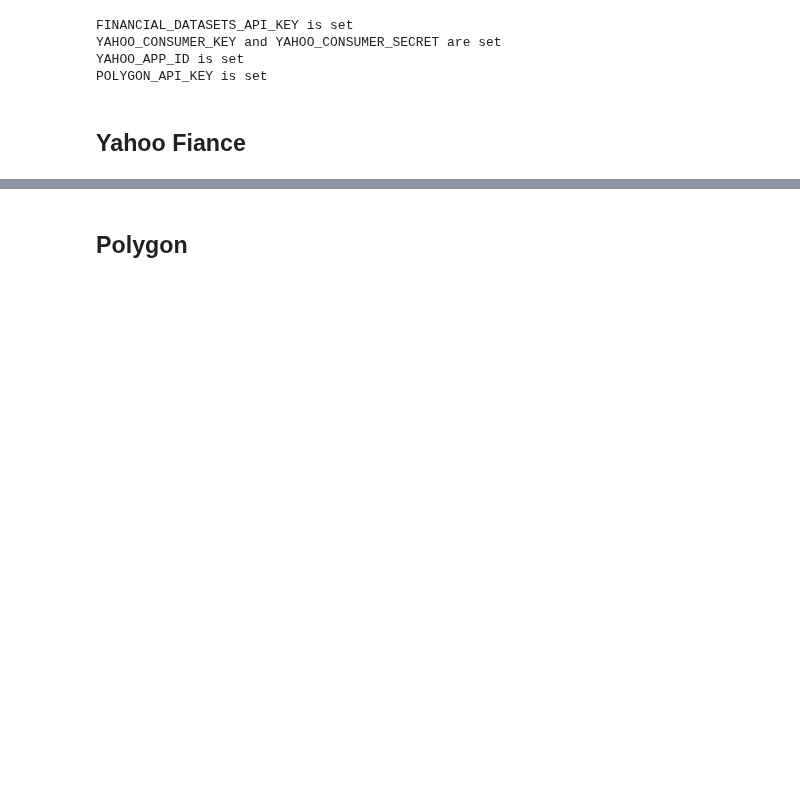
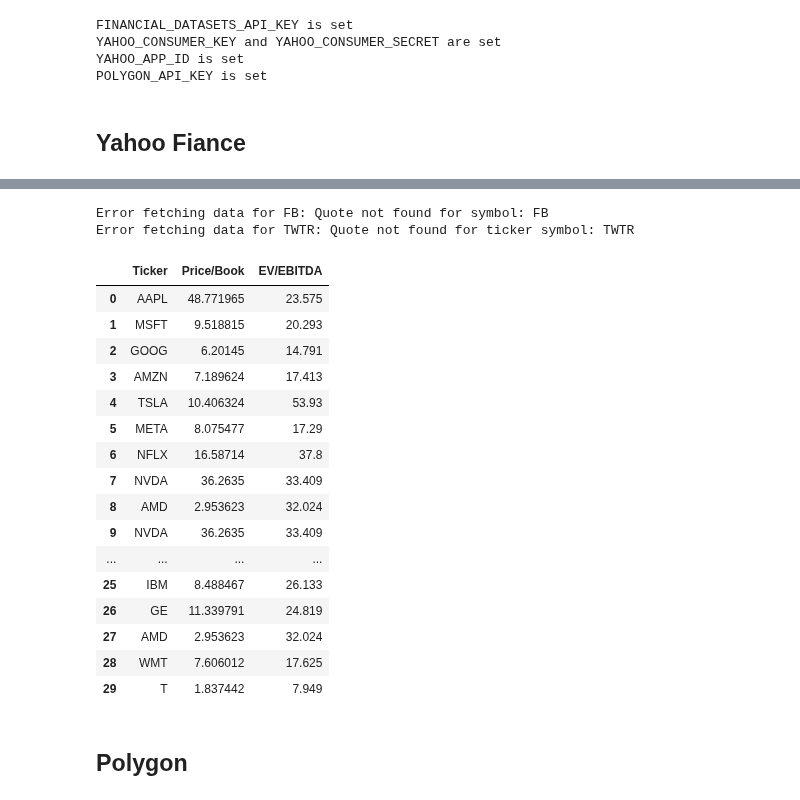
Before and after one commit to Chen-zexi/LangAlpha, a Jupyter notebook: notebooks/get_data.ipynb, the cells around one changed output, grey strips where cells are left out. Cells and saved outputs as stored; diff of their text form; code cells hidden in the pictures; blank space fills up the shorter version.

Commit message:
add get_valuation_metrics function

```diff
--- a/notebooks/get_data.ipynb
+++ b/notebooks/get_data.ipynb
@@ -54,6 +54,29 @@ df
 |  | 2025-03-14 | 25.799999 | 26.650000 | 25.750000 | 26.580000 | 37591300 | 26.580000 | 0.0 | 0.0 |
 |  | 2025-03-17 | 26.570000 | 26.930000 | 26.250000 | 26.830000 | 45570000 | 26.830000 | 0.0 | 0.0 |
 6500 rows × 8 columns
+# %%
+valuation_metrics = yf.get_valuation_metrics(tickers)
+valuation_metrics
+# %% [output]
+Error fetching data for FB: Quote not found for symbol: FB
+Error fetching data for TWTR: Quote not found for ticker symbol: TWTR
+|  | Ticker | Price/Book | EV/EBITDA |
+| 0 | AAPL | 48.771965 | 23.575 |
+| 1 | MSFT | 9.518815 | 20.293 |
+| 2 | GOOG | 6.20145 | 14.791 |
+| 3 | AMZN | 7.189624 | 17.413 |
+| 4 | TSLA | 10.406324 | 53.93 |
+| 5 | META | 8.075477 | 17.29 |
+| 6 | NFLX | 16.58714 | 37.8 |
+| 7 | NVDA | 36.2635 | 33.409 |
+| 8 | AMD | 2.953623 | 32.024 |
+| 9 | NVDA | 36.2635 | 33.409 |
+| ... | ... | ... | ... |
+| 25 | IBM | 8.488467 | 26.133 |
+| 26 | GE | 11.339791 | 24.819 |
+| 27 | AMD | 2.953623 | 32.024 |
+| 28 | WMT | 7.606012 | 17.625 |
+| 29 | T | 1.837442 | 7.949 |
 # %% [markdown]
 ## Polygon
 # %%
```
Also changed, not shown: parts of 1 cell of this notebook, 2 other files.
